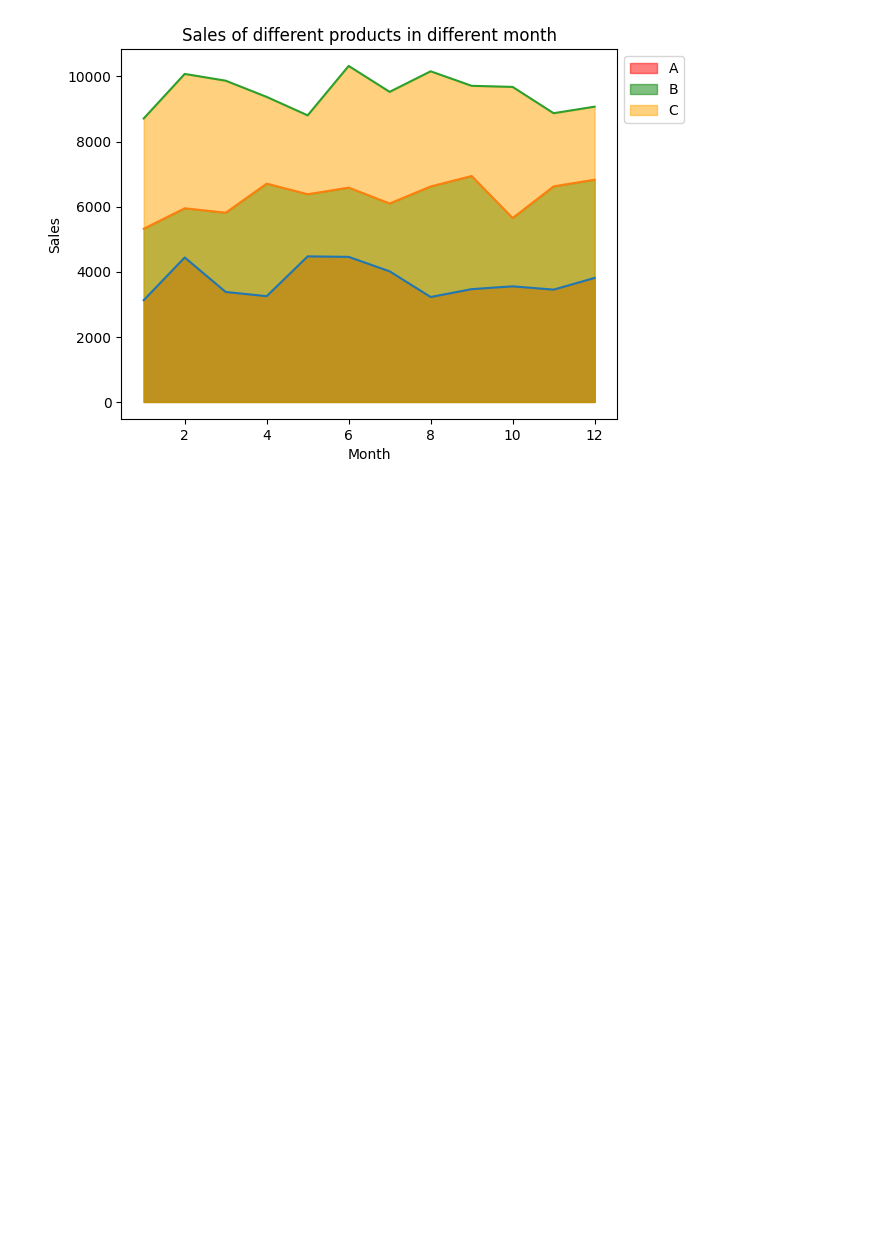
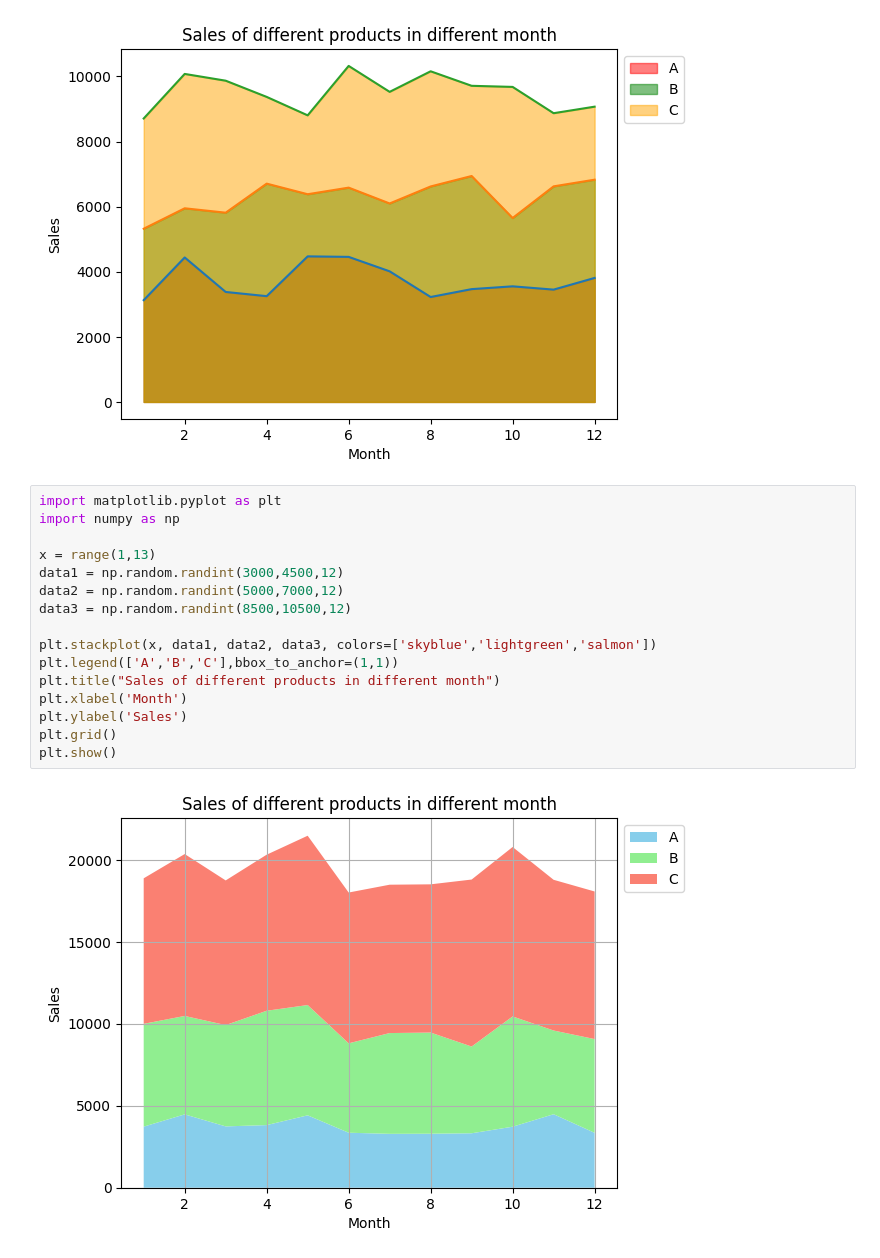
Before and after one commit to manusharansah/Python, a Jupyter notebook: Assignments/assign2.ipynb, the cells around one changed output. Drawn from its saved outputs; the diff is of its cells as text; blank space fills up the shorter version.

```diff
--- a/Assignments/assign2.ipynb
+++ b/Assignments/assign2.ipynb
@@ -162,3 +162,21 @@ plt.ylabel('Sales')
 plt.show()
 # %% [output]
 [figure]
+# %%
+import matplotlib.pyplot as plt
+import numpy as np
+
+x = range(1,13)
+data1 = np.random.randint(3000,4500,12)
+data2 = np.random.randint(5000,7000,12)
+data3 = np.random.randint(8500,10500,12)
+
+plt.stackplot(x, data1, data2, data3, colors=['skyblue','lightgreen','salmon'])
+plt.legend(['A','B','C'],bbox_to_anchor=(1,1))
+plt.title("Sales of different products in different month")
+plt.xlabel('Month')
+plt.ylabel('Sales')
+plt.grid()
+plt.show()
+# %% [output]
+[figure, added]
```
